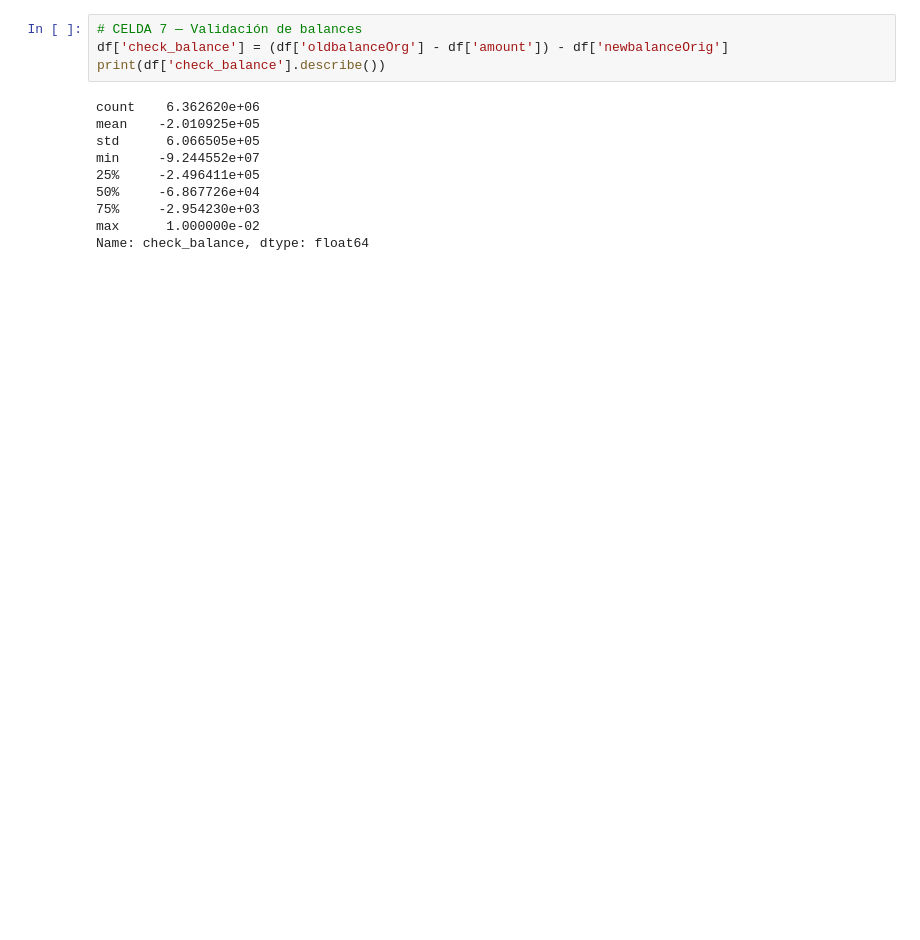
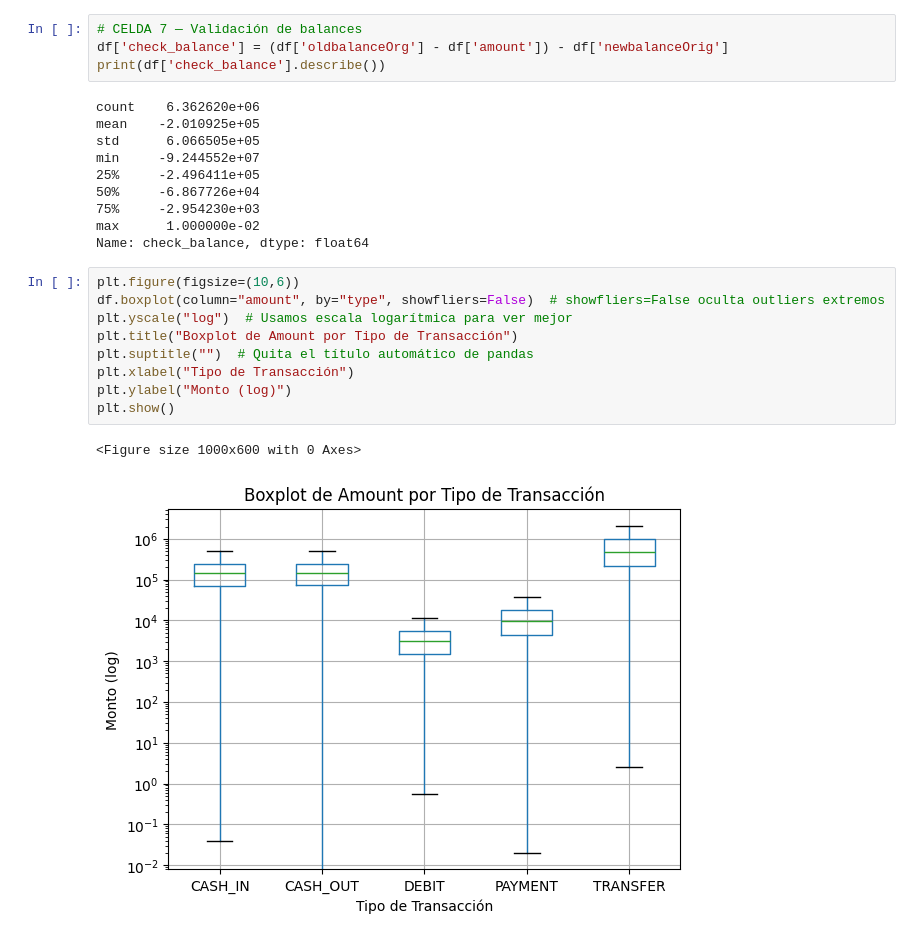
Before and after one commit to SantiagoRR17/BigDataProject, a Jupyter notebook: Alisito.ipynb, the cells around one changed output. Saved outputs shown, nothing was run; the diff lists cells and outputs as text; blank space fills up the shorter version.

Commit message:
Se agrega un nuevo documento el cual se encuentra organizado para poder entender el codigo y las ideas planteadas.

```diff
--- a/Alisito.ipynb
+++ b/Alisito.ipynb
@@ -144,3 +144,15 @@ min     -9.244552e+07
 75%     -2.954230e+03
 max      1.000000e-02
 Name: check_balance, dtype: float64
+# %%
+plt.figure(figsize=(10,6))
+df.boxplot(column="amount", by="type", showfliers=False)  # showfliers=False oculta outliers extremos
+plt.yscale("log")  # Usamos escala logarítmica para ver mejor
+plt.title("Boxplot de Amount por Tipo de Transacción")
+plt.suptitle("")  # Quita el título automático de pandas
+plt.xlabel("Tipo de Transacción")
+plt.ylabel("Monto (log)")
+plt.show()
+# %% [output]
+<Figure size 1000x600 with 0 Axes>
+[figure, added]
```
Also changed, not shown: parts of 2 cells of this notebook.
